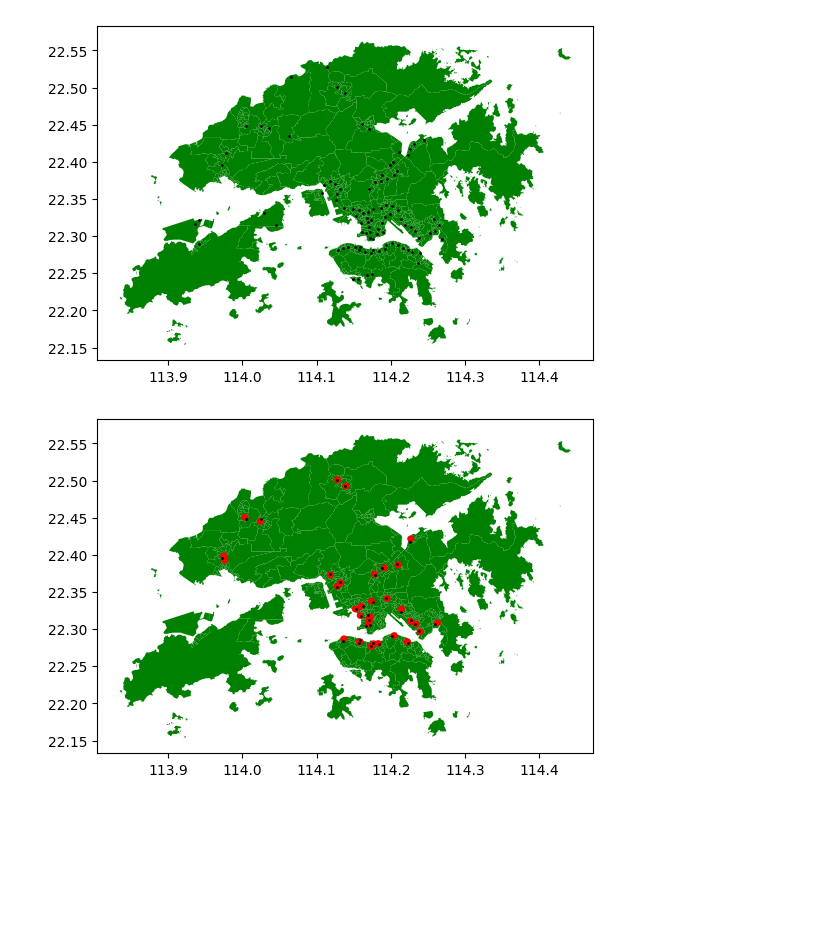
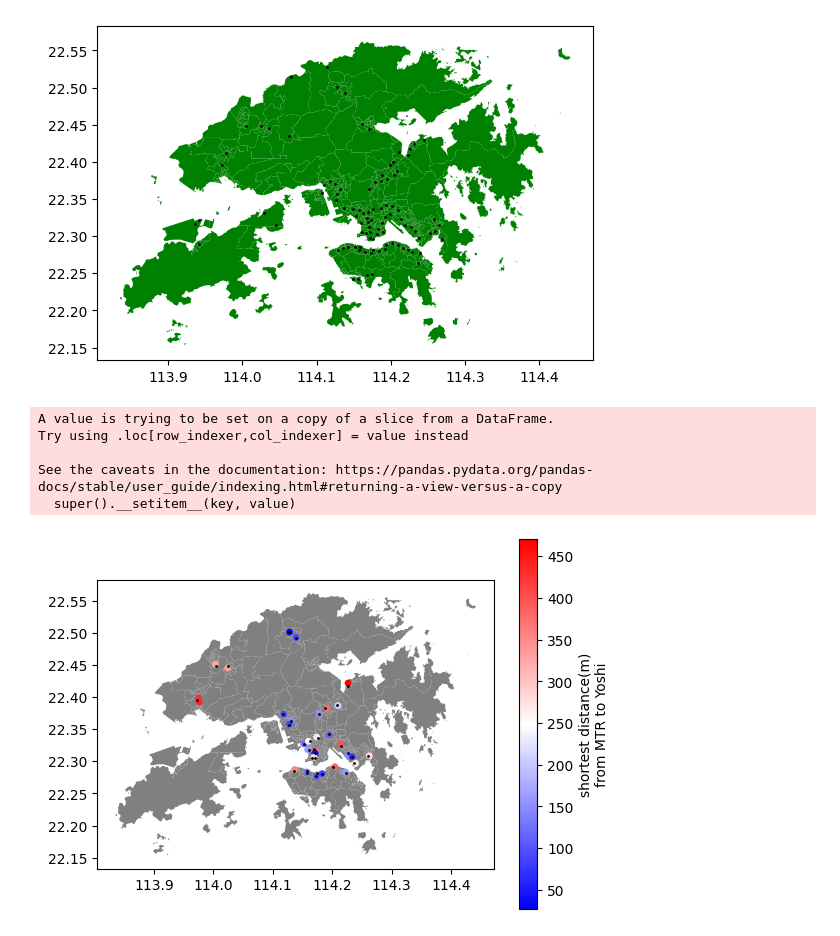
Before and after one commit to Annoying-MSDM5005/Classwork, a Jupyter notebook: classworks/cw7.ipynb, the cells around one changed output. Cells and saved outputs as stored; diff of their text form; code cells hidden in the pictures; blank space fills up the shorter version.

```diff
--- a/classworks/cw7.ipynb
+++ b/classworks/cw7.ipynb
@@ -54,6 +61,7 @@ stations_info = get_stations_info()
 stations_info = preprocess(stations_info)
 mtr = pd.DataFrame(stations_info)
 mtr = gpd.GeoDataFrame({'name':mtr['title']}, geometry=gpd.points_from_xy(mtr.long, mtr.lat)).drop_duplicates()
+mtr.set_crs(epsg=4326,inplace=True)
 mtr
 # %% [output]
 |  | name | geometry |
@@ -86,16 +94,25 @@ yoshi = pd.DataFrame(json.loads(response.content))[['store','lng','lat']].replac
 yoshi = gpd.GeoDataFrame(yoshi['store'], geometry=gpd.points_from_xy(yoshi.lng, yoshi.lat))
 yoshi.set_crs(epsg=4326,inplace=True)
 yoshi = yoshi.to_crs(epsg=2326)
-yoshi['geometry'] = yoshi.buffer(500)
+yoshi['region'] = yoshi.buffer(500).to_crs(epsg=4326)
 yoshi = yoshi.to_crs(epsg=4326)
 # %%
-yoshi_with_mtr = yoshi.loc[yoshi.apply(lambda store: mtr.geometry.within(store.geometry).any(), axis=1)]
-mtr_with_yoshi = mtr.loc[mtr.apply(lambda station: yoshi.geometry.contains(station.geometry).any(), axis=1)]
+yoshi_with_mtr = yoshi.loc[yoshi.apply(lambda store: mtr.geometry.within(store.region).any(), axis=1)]
+mtr_with_yoshi = mtr.loc[mtr.apply(lambda station: yoshi.region.contains(station.geometry).any(), axis=1)]
+# %%
+yoshi_with_mtr["distan"] = yoshi_with_mtr.to_crs(epsg=2326).apply(lambda store: mtr_with_yoshi.to_crs(epsg=2326).geometry.distance(store.geometry).min(), axis=1)
+# %% [output]
+A value is trying to be set on a copy of a slice from a DataFrame.
+Try using .loc[row_indexer,col_indexer] = value instead
+
+See the caveats in the documentation: https://pandas.pydata.org/pandas-docs/stable/user_guide/indexing.html#returning-a-view-versus-a-copy
+  super().__setitem__(key, value)
 # %%
 fig,ax = plt.subplots()
-dcca.plot(ax=ax,color='green')
-yoshi_with_mtr.plot(ax=ax,color='red')
+dcca.plot(ax=ax,color="grey")
+# yoshi_with_mtr.region.plot(ax=ax,color='red')
+yoshi_with_mtr.plot("distan", ax=ax, markersize=15, legend=True, cmap="bwr",legend_kwds={'label': "shortest distance(m)\nfrom MTR to Yoshi"})
 mtr_with_yoshi.plot(ax=ax,color='black',markersize=1)
 plt.show()
 # %% [output]
-[figure, old version]
+[figure, new version]
```
Also changed, not shown: parts of 3 cells of this notebook, 1 other file.
